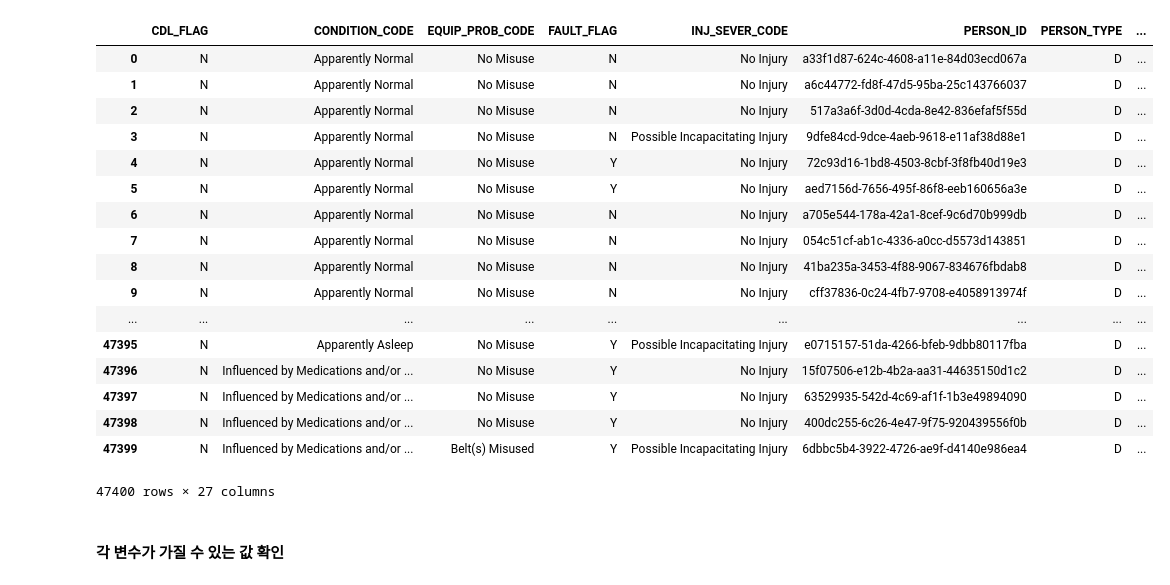
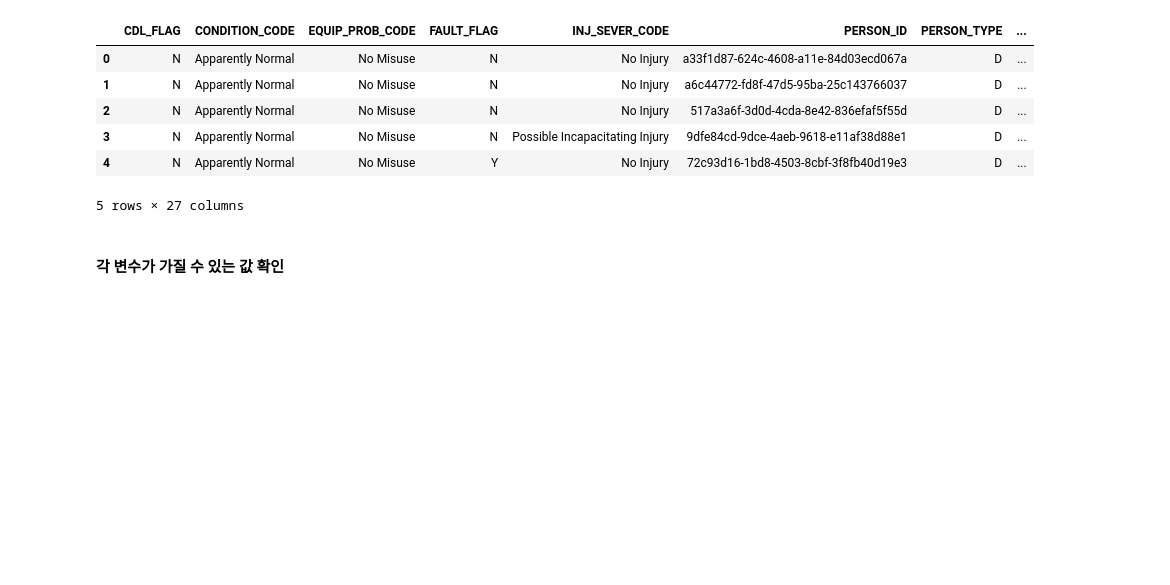
Before and after one commit to Wook0129/bigcamp, a Jupyter notebook: Accident_data_analysis.ipynb, the cells around one changed output. Saved outputs shown, nothing was run; the diff lists cells and outputs as text; code cells hidden in the pictures; blank space fills up the shorter version.

```diff
--- a/Accident_data_analysis.ipynb
+++ b/Accident_data_analysis.ipynb
@@ -27,26 +27,15 @@ TIME                       object
 AGE                       float64
 dtype: object
 # %%
-data
+data.head()
 # %% [output]
 |  | CDL_FLAG | CONDITION_CODE | EQUIP_PROB_CODE | FAULT_FLAG | INJ_SEVER_CODE | PERSON_ID | PERSON_TYPE | ... |
 | 0 | N | Apparently Normal | No Misuse | N | No Injury | a33f1d87-624c-4608-a11e-84d03ecd067a | D | ... |
 | 1 | N | Apparently Normal | No Misuse | N | No Injury | a6c44772-fd8f-47d5-95ba-25c143766037 | D | ... |
 | 2 | N | Apparently Normal | No Misuse | N | No Injury | 517a3a6f-3d0d-4cda-8e42-836efaf5f55d | D | ... |
 | 3 | N | Apparently Normal | No Misuse | N | Possible Incapacitating Injury | 9dfe84cd-9dce-4aeb-9618-e11af38d88e1 | D | ... |
 | 4 | N | Apparently Normal | No Misuse | Y | No Injury | 72c93d16-1bd8-4503-8cbf-3f8fb40d19e3 | D | ... |
-| 5 | N | Apparently Normal | No Misuse | Y | No Injury | aed7156d-7656-495f-86f8-eeb160656a3e | D | ... |
-| 6 | N | Apparently Normal | No Misuse | N | No Injury | a705e544-178a-42a1-8cef-9c6d70b999db | D | ... |
-| 7 | N | Apparently Normal | No Misuse | N | No Injury | 054c51cf-ab1c-4336-a0cc-d5573d143851 | D | ... |
-| 8 | N | Apparently Normal | No Misuse | N | No Injury | 41ba235a-3453-4f88-9067-834676fbdab8 | D | ... |
-| 9 | N | Apparently Normal | No Misuse | N | No Injury | cff37836-0c24-4fb7-9708-e4058913974f | D | ... |
-| ... | ... | ... | ... | ... | ... | ... | ... | ... |
-| 47395 | N | Apparently Asleep | No Misuse | Y | Possible Incapacitating Injury | e0715157-51da-4266-bfeb-9dbb80117fba | D | ... |
-| 47396 | N | Influenced by Medications and/or ... | No Misuse | Y | No Injury | 15f07506-e12b-4b2a-aa31-44635150d1c2 | D | ... |
-| 47397 | N | Influenced by Medications and/or ... | No Misuse | Y | No Injury | 63529935-542d-4c69-af1f-1b3e49894090 | D | ... |
-| 47398 | N | Influenced by Medications and/or ... | No Misuse | Y | No Injury | 400dc255-6c26-4e47-9f75-920439556f0b | D | ... |
-| 47399 | N | Influenced by Medications and/or ... | Belt(s) Misused | Y | Possible Incapacitating Injury | 6dbbc5b4-3922-4726-ae9f-d4140e986ea4 | D | ... |
-47400 rows × 27 columns
+5 rows × 27 columns
 # %% [markdown]
 #### 각 변수가 가질 수 있는 값 확인
 # %%
```
Also changed, not shown: parts of 16 cells of this notebook, 7 other files.
